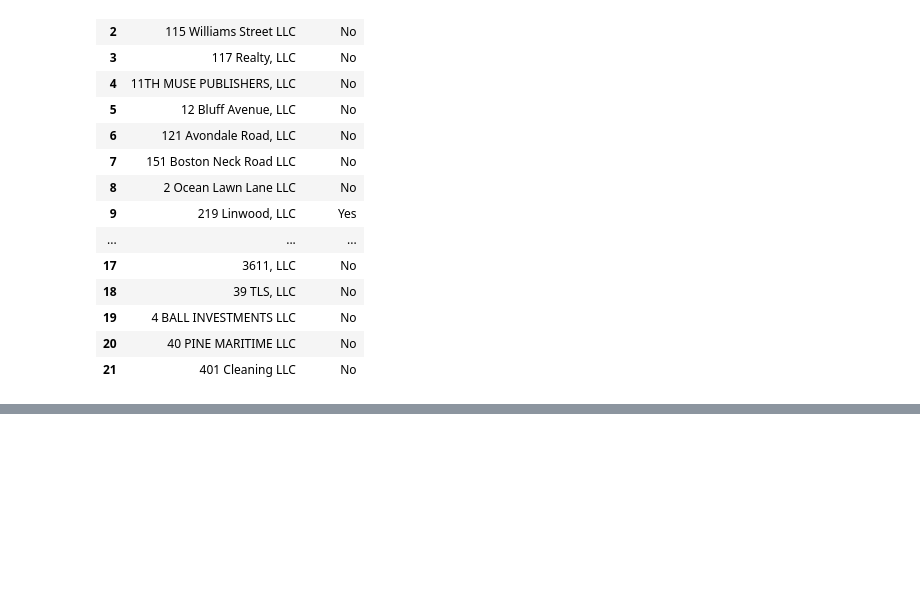
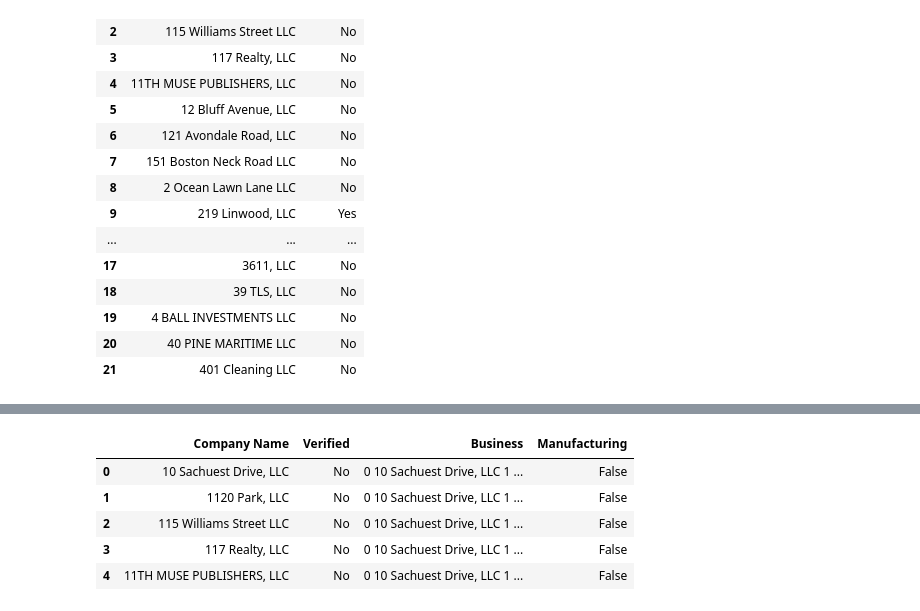
Before and after one commit to jackfrost68/NAICS-code-prediction-and-webscraping-for-Rhode-Island-Businesses, a Jupyter notebook: Keyword Analysis - Rhode Island .ipynb, the cells around one changed output, grey strips where cells are left out. Drawn from its saved outputs; the diff is of its cells as text; code cells hidden in the pictures; blank space fills up the shorter version.

```diff
--- a/Keyword Analysis - Rhode Island .ipynb
+++ b/Keyword Analysis - Rhode Island .ipynb
@@ -283,0 +201,10 @@ urls_verified.head(80)
+# %%
+final_output = pd.concat([df2, urls_verified], axis=1)
+final_output.head()
+# %% [output]
+|  | Company Name | Verified | Business | Manufacturing |
+| 0 | 10 Sachuest Drive, LLC | No | 0 10 Sachuest Drive, LLC 1 ... | False |
+| 1 | 1120 Park, LLC | No | 0 10 Sachuest Drive, LLC 1 ... | False |
+| 2 | 115 Williams Street LLC | No | 0 10 Sachuest Drive, LLC 1 ... | False |
+| 3 | 117 Realty, LLC | No | 0 10 Sachuest Drive, LLC 1 ... | False |
+| 4 | 11TH MUSE PUBLISHERS, LLC | No | 0 10 Sachuest Drive, LLC 1 ... | False |
```
Also changed, not shown: parts of 10 cells of this notebook, 1 other file.
